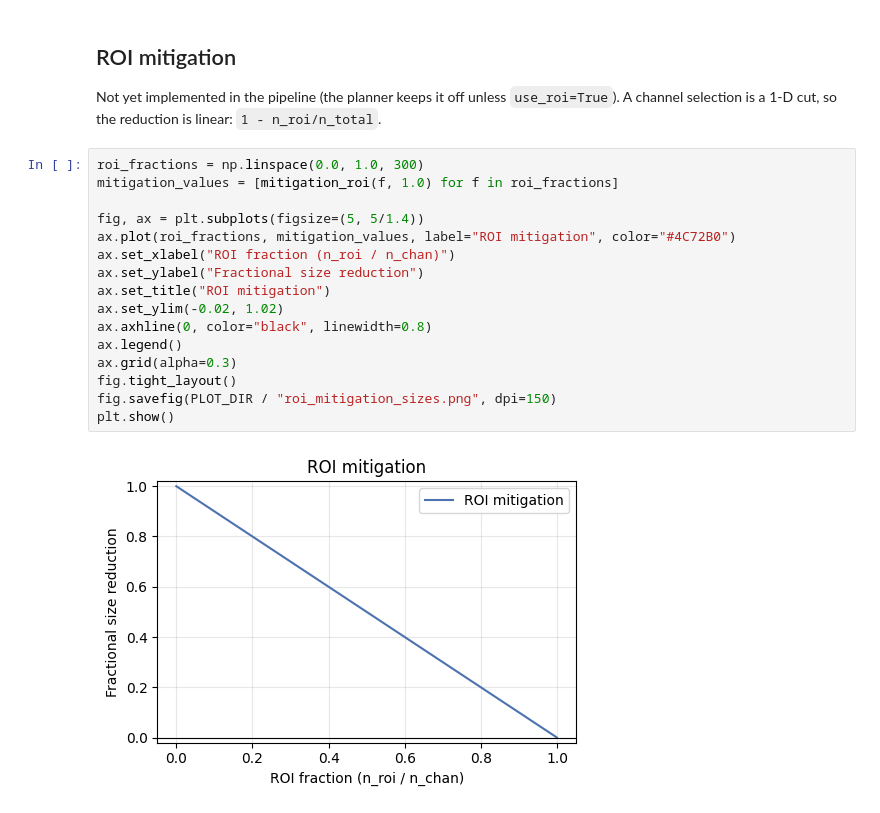
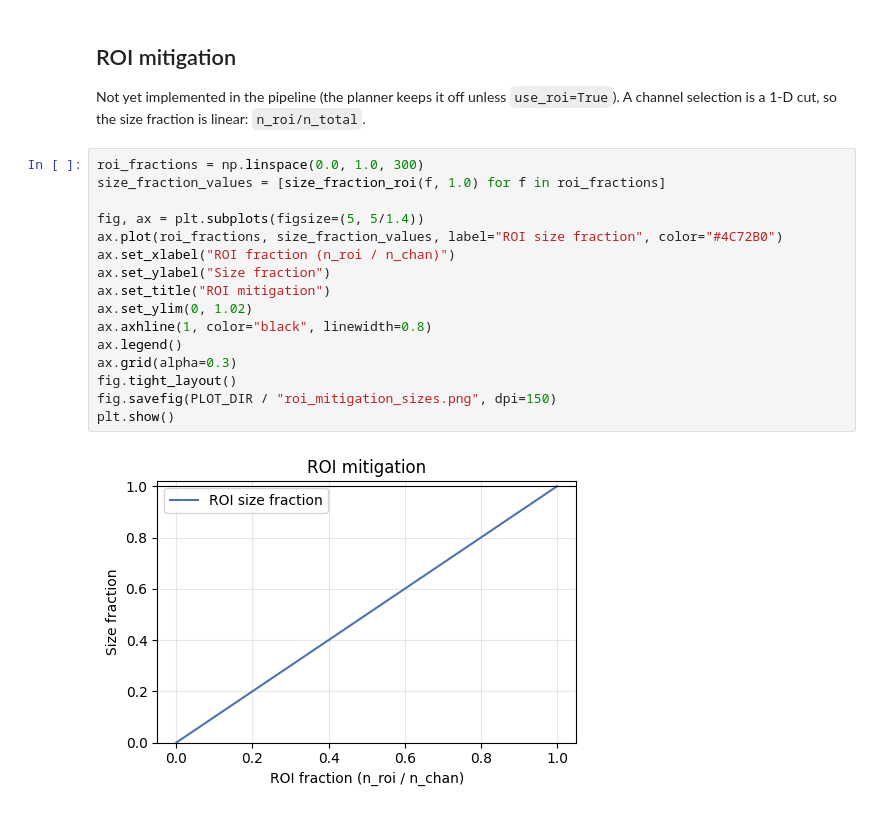
Before and after one commit to lukas-neumann-astro/alma_pipeline_smart_mitigation, a Jupyter notebook: diagnostic_plots_mitigation_sizes.ipynb, the cells around one changed output. Cells and saved outputs as stored; diff of their text form.

```diff
--- a/diagnostic_plots_mitigation_sizes.ipynb
+++ b/diagnostic_plots_mitigation_sizes.ipynb
@@ -199,22 +199,22 @@ plt.show()
 # %% [markdown]
 ## ROI mitigation
 
-Not yet implemented in the pipeline (the planner keeps it off unless `use_roi=True`). A channel selection is a 1-D cut, so the reduction is linear: `1 - n_roi/n_total`.
+Not yet implemented in the pipeline (the planner keeps it off unless `use_roi=True`). A channel selection is a 1-D cut, so the size fraction is linear: `n_roi/n_total`.
 # %%
 roi_fractions = np.linspace(0.0, 1.0, 300)
-mitigation_values = [mitigation_roi(f, 1.0) for f in roi_fractions]
+size_fraction_values = [size_fraction_roi(f, 1.0) for f in roi_fractions]
 
 fig, ax = plt.subplots(figsize=(5, 5/1.4))
-ax.plot(roi_fractions, mitigation_values, label="ROI mitigation", color="#4C72B0")
+ax.plot(roi_fractions, size_fraction_values, label="ROI size fraction", color="#4C72B0")
 ax.set_xlabel("ROI fraction (n_roi / n_chan)")
-ax.set_ylabel("Fractional size reduction")
+ax.set_ylabel("Size fraction")
 ax.set_title("ROI mitigation")
-ax.set_ylim(-0.02, 1.02)
-ax.axhline(0, color="black", linewidth=0.8)
+ax.set_ylim(0, 1.02)
+ax.axhline(1, color="black", linewidth=0.8)
 ax.legend()
 ax.grid(alpha=0.3)
 fig.tight_layout()
 fig.savefig(PLOT_DIR / "roi_mitigation_sizes.png", dpi=150)
 plt.show()
 # %% [output]
-[figure, old version]
+[figure, new version]
```
Also changed, not shown: parts of 12 cells of this notebook, 3 other files.
